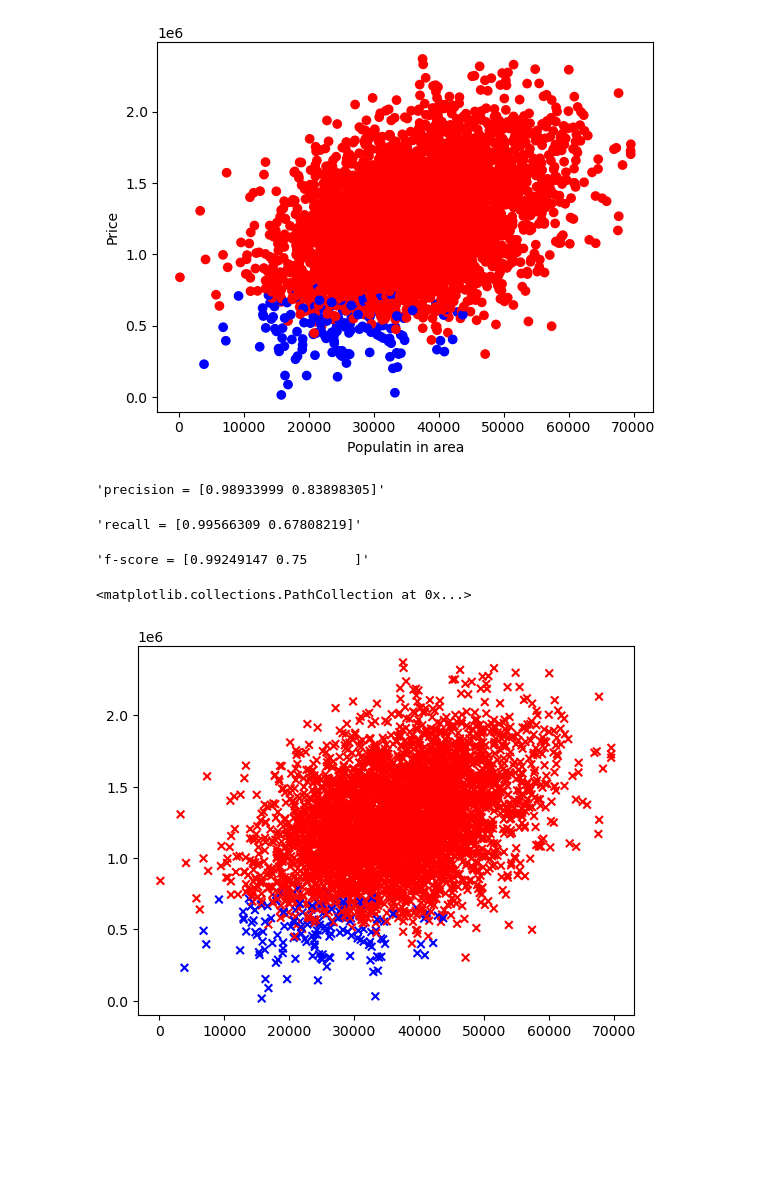
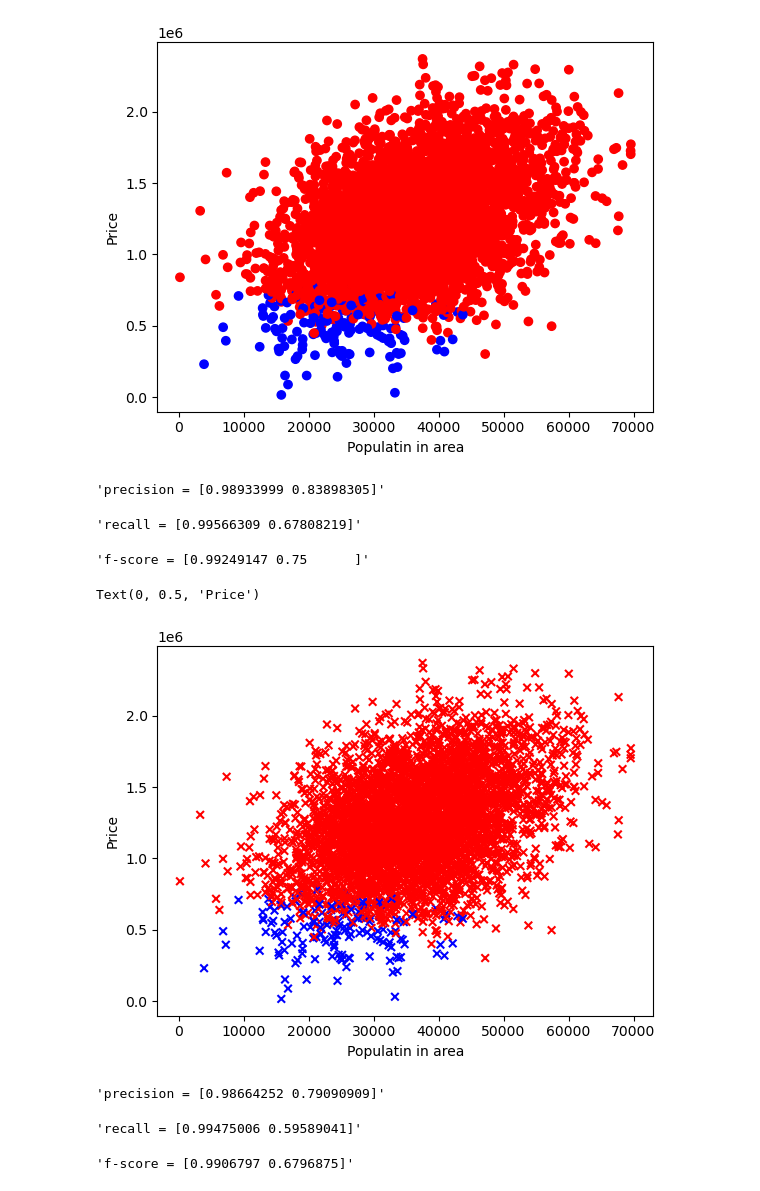
Before and after one commit to Jamessanfor/Project7, a Jupyter notebook: Project_07.ipynb, the cells around one changed output. Cells and saved outputs as stored; diff of their text form; code cells hidden in the pictures; blank space fills up the shorter version.

```diff
--- a/Project_07.ipynb
+++ b/Project_07.ipynb
@@ -163,27 +163,28 @@ Text(0, 0.5, 'Price')
 # %%
 clf = svm.SVC(kernel='linear', class_weight={0:1})
 clf.fit(X, y)
 
 y_pred = clf.predict(X)
 p,r,f,s = precision_recall_fscore_support(y, y_pred)
 display('precision = {}'.format(p))
 display('recall = {}'.format(r))
 display('f-score = {}'.format(f))
-
-# add random points
-import random
-newx = []
-newy = []
-newlabel = []
-
-
-color = ['r' if y_ == 0 else 'b' for y_ in y]
-plt.scatter( bystate['Area Population'], bystate['Price'],c=color, s=30, marker='x')
-plt.xlabel('Populatin in area')
-plt.ylabel('Price')
 # %% [output]
 'precision = [0.98933999 0.83898305]'
 'recall = [0.99566309 0.67808219]'
 'f-score = [0.99249147 0.75      ]'
-<matplotlib.collections.PathCollection at 0x...>
+Text(0, 0.5, 'Price')
-[figure, old version]
+[figure, new version]
+# %%
+clf = svm.SVC(kernel='poly',  degree=3)
+clf.fit(X, y)
+
+y_pred = clf.predict(X)
+p,r,f,s = precision_recall_fscore_support(y, y_pred)
+display('precision = {}'.format(p))
+display('recall = {}'.format(r))
+display('f-score = {}'.format(f))
+# %% [output]
+'precision = [0.98664252 0.79090909]'
+'recall = [0.99475006 0.59589041]'
+'f-score = [0.9906797 0.6796875]'
```
Also changed, not shown: parts of 1 cell of this notebook.
